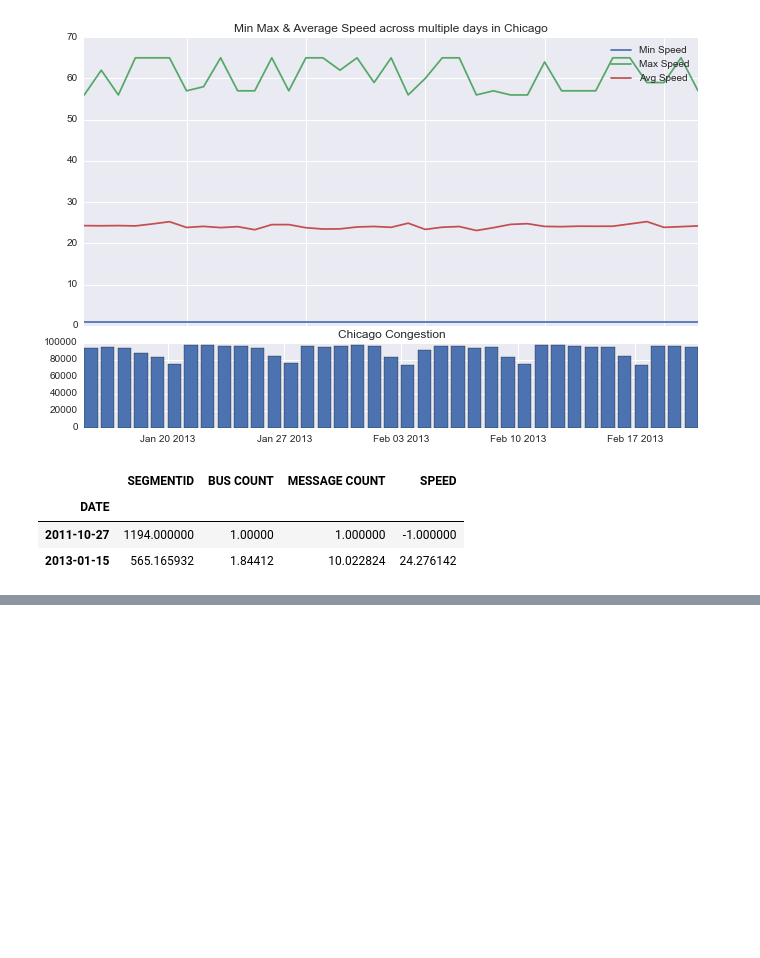
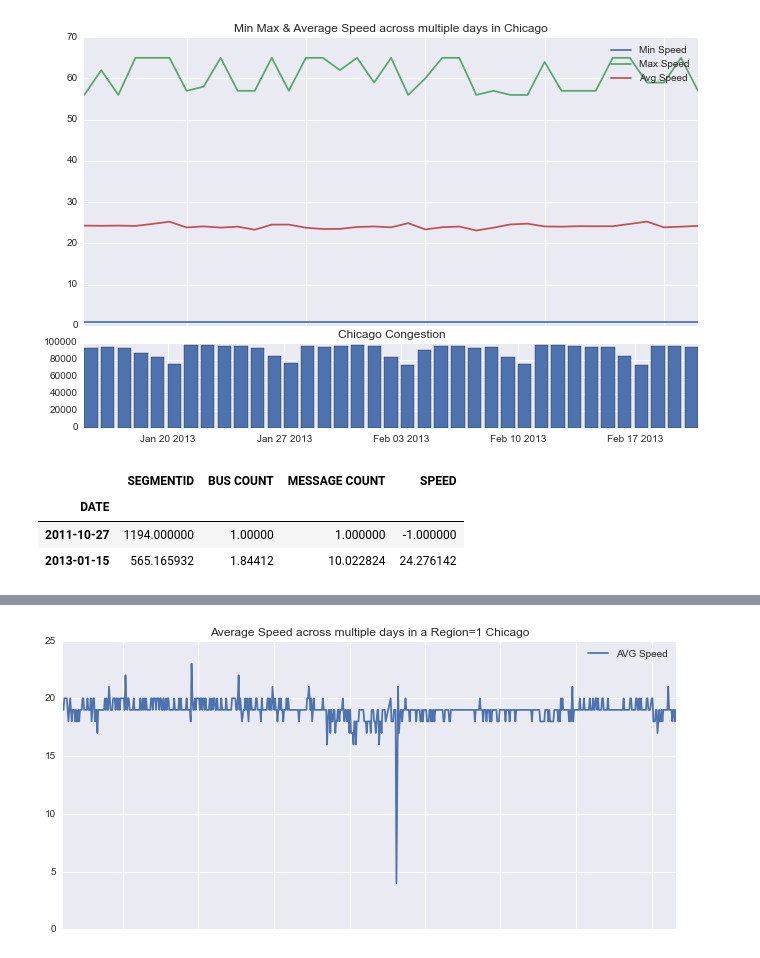
Before and after one commit to bmandeepak/capstone, a Jupyter notebook: Chicago Traffic Data.ipynb, the cells around one changed output, grey strips where cells are left out. Cells and saved outputs as stored; diff of their text form; code cells hidden in the pictures; blank space fills up the shorter version.

```diff
--- a/Chicago Traffic Data.ipynb
+++ b/Chicago Traffic Data.ipynb
@@ -175,0 +241,4 @@ df_conges_aggregate.head(2)
+# %%
+if 'TIME' in df_region_hist.columns:
+    df_region_hist = df_region_hist.drop(['TIME'],1)
+df_region_hist.head(2)
@@ -175,0 +249,6 @@ df_conges_aggregate.head(2)
+# %%
+import numpy as np
+regionid_groupby=df_region_hist.groupby(['DATE','REGION_ID'])['SPEED'].mean()
+#regionid_groupby['DATE'].head(30)
+regionid_groupby_date_id = regionid_groupby.reset_index()
+regionid_groupby_date_id.head(2)
@@ -175,0 +369,12 @@ df_conges_aggregate.head(2)
+# %%
+df_region_all=pd.merge(left=regionid_groupby_date_id,right=df_region_current, how='left', left_on='REGION_ID', right_on='REGION_ID')
+df_region_all=df_region_all[df_region_all.]
+# %%
+df_region_all['SPEED']=df_region_all['SPEED'].astype(int)
+df_region_all['CONGESTION'] = None
+condition_slow = (df_region_all['SPEED'] >=-1) & (df_region_all['SPEED'] <=9)
+df_region_all.loc[condition_slow, 'CONGESTION'] = 10
+condition_medium = (df_region_all['SPEED'] >=10) & (df_region_all['SPEED'] <=20)
+df_region_all.loc[condition_medium, 'CONGESTION'] = 5
+condition_fast = (df_region_all['SPEED'] >=21)
+df_region_all.loc[condition_fast, 'CONGESTION'] = 1
@@ -175,0 +429,18 @@ df_conges_aggregate.head(2)
+# %%
+import pandas as pd
+%matplotlib inline
+import matplotlib.pyplot as plt
+import seaborn as sns
+def plotdata(df,regionid):
+    plt.rcParams['figure.figsize'] = 11, 7
+    df_all_traffic=df[df.REGION_ID==regionid]
+    df_all_traffic=df_all_traffic.set_index('DATE')
+    main = plt.subplot2grid((4,4), (0, 0), rowspan=3, colspan=4)
+    main.plot(df_all_traffic.index, df_all_traffic['SPEED'], label='AVG Speed')
+    main.axes.xaxis.set_ticklabels([])
+
+    plt.title('Average Speed across multiple days in a Region='+str(regionid)+' Chicago')
+    plt.legend()
+plotdata(df_region_all,1)
+# %% [output]
+[figure, added]
```
Also changed, not shown: parts of 52 cells of this notebook.
